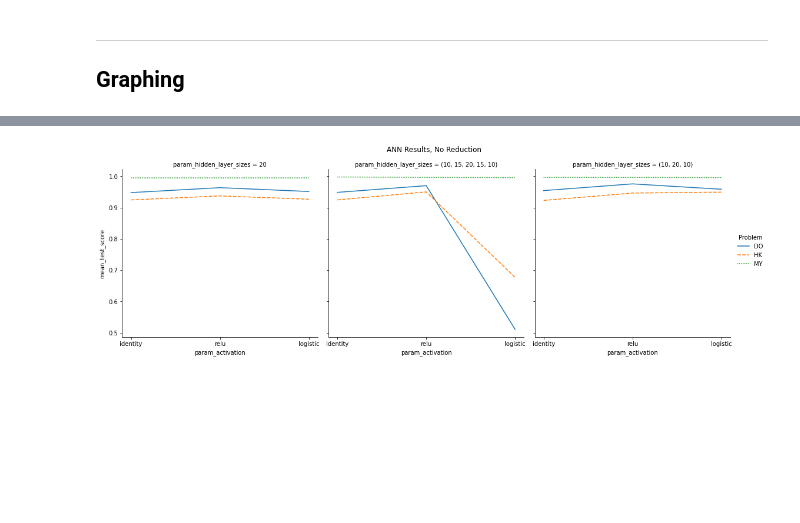
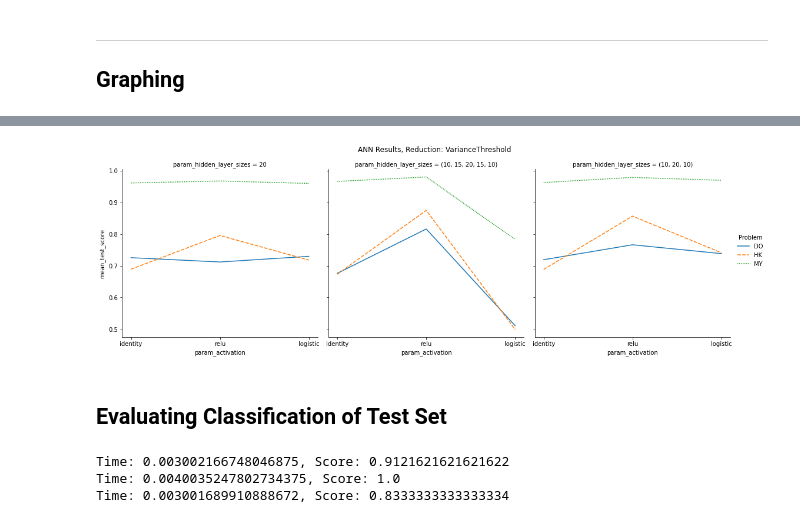
Before and after one commit to jgabella/cse514a-ProjectImplementation2, a Jupyter notebook: LetterRecognitionAnalysis.ipynb, the cells around one changed output, grey strips where cells are left out. Drawn from its saved outputs; the diff is of its cells as text; code cells hidden in the pictures; blank space fills up the shorter version.

```diff
--- a/LetterRecognitionAnalysis.ipynb
+++ b/LetterRecognitionAnalysis.ipynb
@@ -291,7 +380,7 @@ clf = GridSearchCV(tree.DecisionTreeClassifier(), {
     'criterion':['gini', 'entropy'],
     'max_depth':[2, 5, 10, 20, 50]
 }, cv=5)
-clf.fit(training_X, training_y)
+clf.fit(training_X_DO, training_y_DO)
 param_tree_resultsDO = pd.DataFrame(clf.cv_results_)
 trimmed_tree_resultsDO = param_tree_resultsDO[['param_criterion', 'param_max_depth', 'mean_test_score', 'std_test_score']]
-# trimmed_tree_resultsDO.sort_values('mean_test_score', ascending=False)
+trimmed_tree_resultsDO.sort_values('mean_test_score', ascending=False)
@@ -304,7 +405,7 @@ clf = GridSearchCV(RandomForestClassifier(), {
     'max_depth':[2, 5, 10, 20, 50],
     'n_estimators':[10, 50, 100, 200, 500]
 }, cv=5)
-clf.fit(training_X, training_y)
+clf.fit(training_X_DO, training_y_DO)
 param_forest_resultsDO = pd.DataFrame(clf.cv_results_)
 trimmed_forest_resultsDO = param_forest_resultsDO[['param_n_estimators', 'param_criterion', 'param_max_depth', 'mean_test_score', 'std_test_score']]
-# trimmed_forest_resultsDO.sort_values('mean_test_score', ascending=False)
+trimmed_forest_resultsDO.sort_values('mean_test_score', ascending=False)
@@ -317,7 +436,7 @@ clf = GridSearchCV(svm.SVC(), {
     'kernel':['rbf', 'linear', 'sigmoid'],
     'gamma':['auto', 'scale']
 }, cv=5)
-clf.fit(training_X, training_y)
+clf.fit(training_X_DO, training_y_DO)
 param_SVM_resultsDO = pd.DataFrame(clf.cv_results_)
 trimmed_SVM_resultsDO = param_SVM_resultsDO[['param_C', 'param_kernel', 'param_gamma', 'mean_test_score', 'std_test_score']]
 trimmed_SVM_resultsDO.sort_values('mean_test_score', ascending=False)
@@ -347,7 +466,7 @@ clf = GridSearchCV(MLPClassifier(), {
     'hidden_layer_sizes' : [(20), (10, 15, 20, 15, 10), (10, 20, 10)],
     'activation':['identity', 'relu', 'logistic']
 }, cv=5)
-clf.fit(training_X, training_y)
+clf.fit(training_X_DO, training_y_DO)
 param_ann_resultsDO = pd.DataFrame(clf.cv_results_)
 trimmed_ann_resultsDO = param_ann_resultsDO[['param_activation', 'param_hidden_layer_sizes','mean_test_score', 'std_test_score']]
-# trimmed_ann_resultsDO.sort_values('mean_test_score', ascending=False)
+trimmed_ann_resultsDO.sort_values('mean_test_score', ascending=False)
@@ -428,16 +558,60 @@ rp.fig.subplots_adjust(top=0.95)
 # %%
 ann_do = trimmed_ann_resultsDO.assign(Problem='DO')
 ann_hk = trimmed_ann_resultsHK.assign(Problem='HK')
 ann_my = trimmed_ann_resultsMY.assign(Problem='MY')
 ann_results = pd.concat([ann_do, ann_hk, ann_my])
 ann_results
 rp = sns.relplot(
     x="param_activation",
     y="mean_test_score",
     data=ann_results,
     col="param_hidden_layer_sizes",
     hue="Problem", style="Problem", kind="line")
-rp.fig.suptitle('ANN Results, No Reduction')
+rp.fig.suptitle(f'ANN Results, Reduction: {DRType}')
 rp.fig.subplots_adjust(top=0.87)
 # %% [output]
-[figure, old version]
+[figure, new version]
+# %% [markdown]
+## Evaluating Classification of Test Set
+# %%
+trimmed_knn_resultsHK = trimmed_knn_resultsHK.sort_values('mean_test_score', ascending=False)
+trimmed_knn_resultsMY = trimmed_knn_resultsMY.sort_values('mean_test_score', ascending=False)
+trimmed_knn_resultsDO = trimmed_knn_resultsDO.sort_values('mean_test_score', ascending=False)
+knnHK = KNeighborsClassifier(
+    n_neighbors = trimmed_knn_resultsHK['param_n_neighbors'][0],
+    weights = trimmed_knn_resultsHK['param_weights'][0],
+    algorithm = trimmed_knn_resultsHK['param_algorithm'][0]
+)
+knnHK.fit(training_X_HK, training_y_HK)
+
+knnMY = KNeighborsClassifier(
+    n_neighbors=trimmed_knn_resultsMY['param_n_neighbors'][0],
+    weights=trimmed_knn_resultsMY['param_weights'][0],
+    algorithm=trimmed_knn_resultsMY['param_algorithm'][0]
+)
+knnMY.fit(training_X_MY, training_y_MY)
+
+knnDO = KNeighborsClassifier(
+    n_neighbors=trimmed_knn_resultsDO['param_n_neighbors'][0],
+    weights=trimmed_knn_resultsDO['param_weights'][0],
+    algorithm=trimmed_knn_resultsDO['param_algorithm'][0]
+)
+knnDO.fit(training_X_DO, training_y_DO)
+
+
+start = time.time()
+score = knnHK.score(test_X_HK, test_y_HK)
+end = time.time()
+print(f"Time: {end-start}, Score: {score}")
+start = time.time()
+score = knnMY.score(test_X_MY, test_y_MY)
+end = time.time()
+print(f"Time: {end-start}, Score: {score}")
+start = time.time()
+score = knnDO.score(test_X_DO, test_y_DO)
+end = time.time()
+print(f"Time: {end-start}, Score: {score}")
+# %% [output]
+Time: 0.003002166748046875, Score: 0.9121621621621622
+Time: 0.0040035247802734375, Score: 1.0
+Time: 0.003001689910888672, Score: 0.8333333333333334
```
Also changed, not shown: parts of 39 cells of this notebook.
